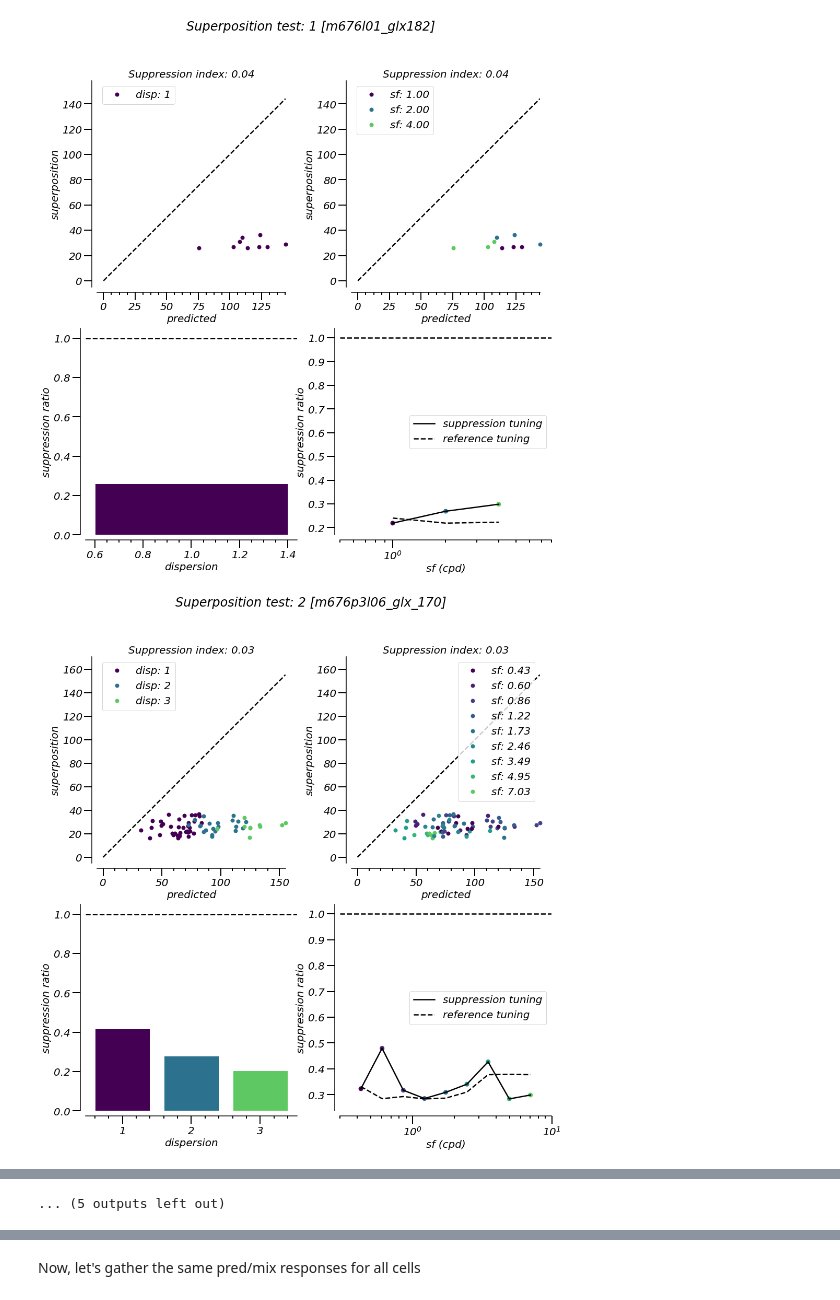
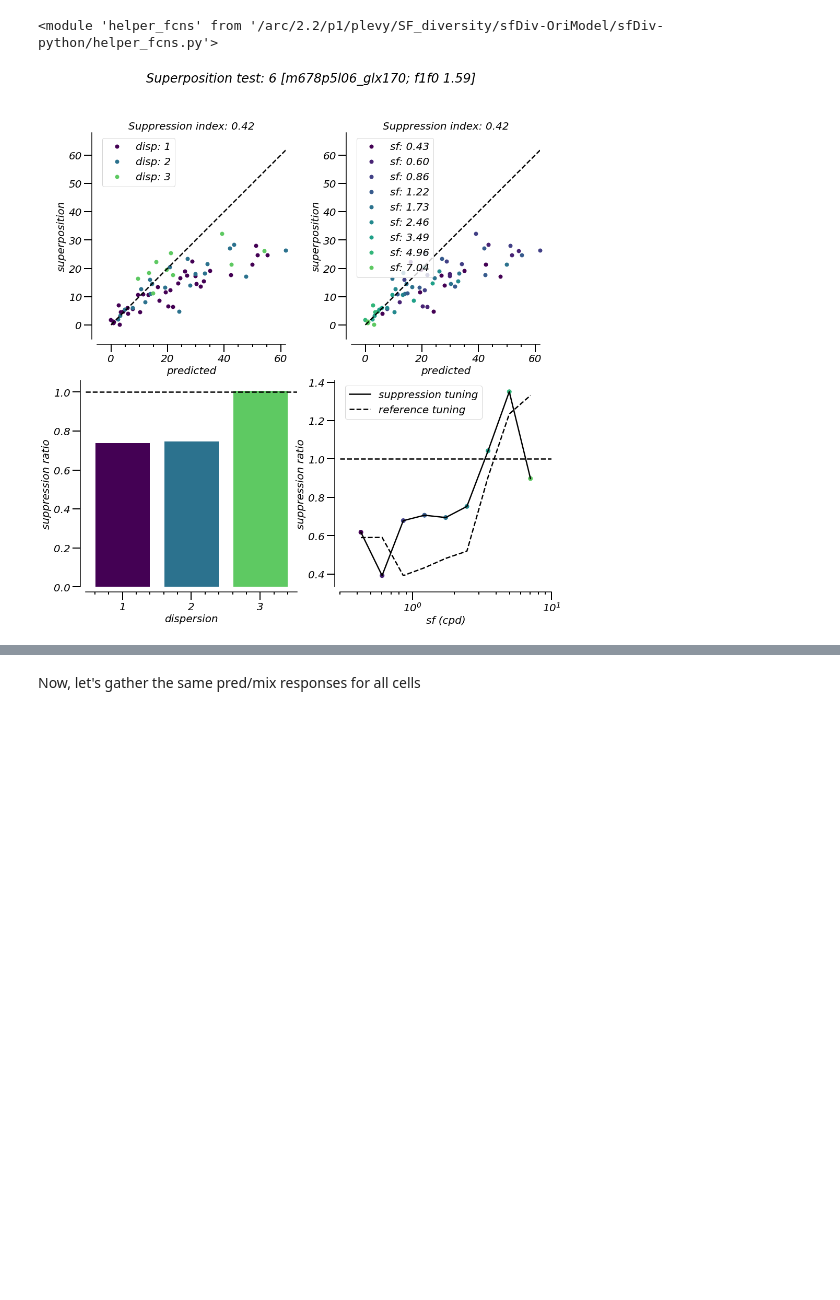
Before and after one commit to paul-levy/SF-diversity, a Jupyter notebook: superposition.ipynb, the cells around one changed output, grey strips where cells are left out. Saved outputs shown, nothing was run; the diff lists cells and outputs as text; code cells hidden in the pictures; blank space fills up the shorter version.

Commit message:
changes in .ipynb: superposition has flexibiliy for non-DC responses; converMatToPy saves all components in F1, not just highest con

```diff
--- a/superposition.ipynb
+++ b/superposition.ipynb
@@ -71,19 +87,34 @@ rcParams['font.size'] = 20;
 # %%
-savePlt=1;
+savePlt=0;
 save_locSuper = save_loc + 'superposition/'
 if not os.path.exists(save_locSuper):
     os.makedirs(save_locSuper)
 # %%
 # pick one cell?
-# cells = [5];
+cells = [6];
 
 # or do all?
-cells = np.arange(1, 1+len(dataList['unitName']))
+# cells = np.arange(1, 1+len(dataList['unitName']))
 # %%
 nan_rm = lambda x: x[~np.isnan(x)];
 zr_rm = lambda x: x[x>0];
 zr_rm_pair = lambda x, z: [x[np.logical_and(x>0, z>0)], z[np.logical_and(x>0, z>0)]];
 # zr_rm_pair = lambda x, z: [x[np.logical_and(x>0, z>0)], z[np.logical_and(x>0, z>0)]] if np.logical_and(x!=[], z!=[])==True else [], [];
+# %%
+autoreload.reload(hf)
+# %% [output]
+<module 'helper_fcns' from '/arc/2.2/p1/plevy/SF_diversity/sfDiv-OriModel/sfDiv-python/helper_fcns.py'>
+# %%
+################
+## DO YOU WANT TO RUN THIS?
+## DEBUGGING new changes in tabulate_responses --- works!
+################
+resps_GT, stimVals_GT, val_con_by_disp_GT, _, _ = hf.tabulate_responses(expData, expInd);
+resps_F0, stimVals_F0, val_con_by_disp_F0, _, _ = hf.tabulate_responses(expData, expInd, overwriteSpikes=expData['spikeCount']);
+f1_sum = np.array([np.sum(x)for x in expData['f1']]);
+resps_F1, stimVals_F1, val_con_by_disp_F1, _, _ = hf.tabulate_responses(expData, expInd, overwriteSpikes=f1_sum);
+f1_sum_adj = spikes
+resps_F1_adj, stimVals_F1_adj, val_con_by_disp_F1_adj, _, _ = hf.tabulate_responses(expData, expInd, overwriteSpikes=f1_sum_adj);
 # %%
 for i in cells:
     try:
@@ -94,13 +125,20 @@ for i in cells:
         expInd = hf.get_exp_ind(dataPath, cellName)[0]
         S = hf.np_smart_load(dataPath + cellName + '_sfm.npy')
         expData = S['sfm']['exp']['trial'];
-        ### organize responses
-        resps, stimVals, val_con_by_disp, _, _ = hf.tabulate_responses(expData, expInd);
-        ### WARNING: WARNING: resps is WITHOUT any rvcAdjustment
+
+        # first, compute f1f0 ratio to determine if we look at f0 or f1 response
+        f1f0_rat = hf.compute_f1f0(expData, which_cell, expInd, dataPath, descrFitName_f0=descrFits_f0)[0];
+
+        if f1f0_rat > 1: # i.e. if we're looking at a simple cell, then let's get F1
+            if rvcName is not None:
+                rvcFits = hf.get_rvc_fits(dataPath, expInd, which_cell, rvcName=rvcName);
+            spikes_byComp = hf.get_spikes(expData, get_f0=0, rvcFits=rvcFits, expInd=expInd);
+            spikes = np.array([np.sum(x) for x in spikes_byComp]);
+        else: # otherwise, if it's complex, just get F0
+            spikes = hf.get_spikes(expData, get_f0=1, rvcFits=None, expInd=expInd);
+        _, _, respOrg, respAll = hf.organize_resp(spikes, expData, expInd);
+        resps, stimVals, val_con_by_disp, _, _ = hf.tabulate_responses(expData, expInd, overwriteSpikes=spikes, respsAsRates=True);
         predResps = resps[2];
-        rvcFits = hf.get_rvc_fits(dataPath, expInd, which_cell, rvcName='None');
-        spikes  = hf.get_spikes(expData, rvcFits=rvcFits, expInd=expInd);
-        _, _, respOrg, respAll    = hf.organize_resp(spikes, expData, expInd);
 
         respMean = respOrg;
         respStd = np.nanstd(respAll, -1); # take std of all responses for a given condition
@@ -197,33 +235,32 @@ for i in cells:
         ax[1,1].set_xlabel('sf (cpd)')
         ax[1,1].set_xscale('log')
         ax[1,1].set_xlim((np.min(all_sfs), np.max(all_sfs)));
         ax[1,1].set_ylabel('suppression ratio');
         ax[1,1].legend();
 
         # make a polynomial fit
         hmm = np.polyfit(allSum, allMix, deg=1) # returns [a, b] in ax + b
 
         for j in range(1):
             for jj in range(nCols):
                 ax[j, jj].axis('square')
                 ax[j, jj].set_xlabel('predicted');
                 ax[j, jj].set_ylabel('superposition');
                 ax[j, jj].plot([0, 1*maxResp], [0, 1*maxResp], 'k--')
                 ax[j, jj].set_xlim((-5, maxResp));
                 ax[j, jj].set_ylim((-5, 1.1*maxResp));
                 ax[j, jj].set_title('Suppression index: %.2f' % hmm[0])
                 ax[j, jj].legend();
 
-        fSuper.suptitle('Superposition test: %d [%s]' % (which_cell, cellName))
+        fSuper.suptitle('Superposition test: %d [%s; f1f0 %.2f]' % (which_cell, cellName, f1f0_rat))
 
         if savePlt:
             save_name = 'cell_%d.pdf' % which_cell
             pdfSv = pltSave.PdfPages(str(save_locSuper + save_name));
             pdfSv.savefig(fSuper)
             pdfSv.close();
 
     except: # i.e. ignore this cell - some cells have improper data/expo files
         pass;
 # %% [output]
-[figure, old version]
+[figure, new version]
-[figure, removed]
@@ -240 +266,0 @@ for i in cells:
-... (5 outputs left out)
```
Also changed, not shown: parts of 13 cells of this notebook, 1 other file.
